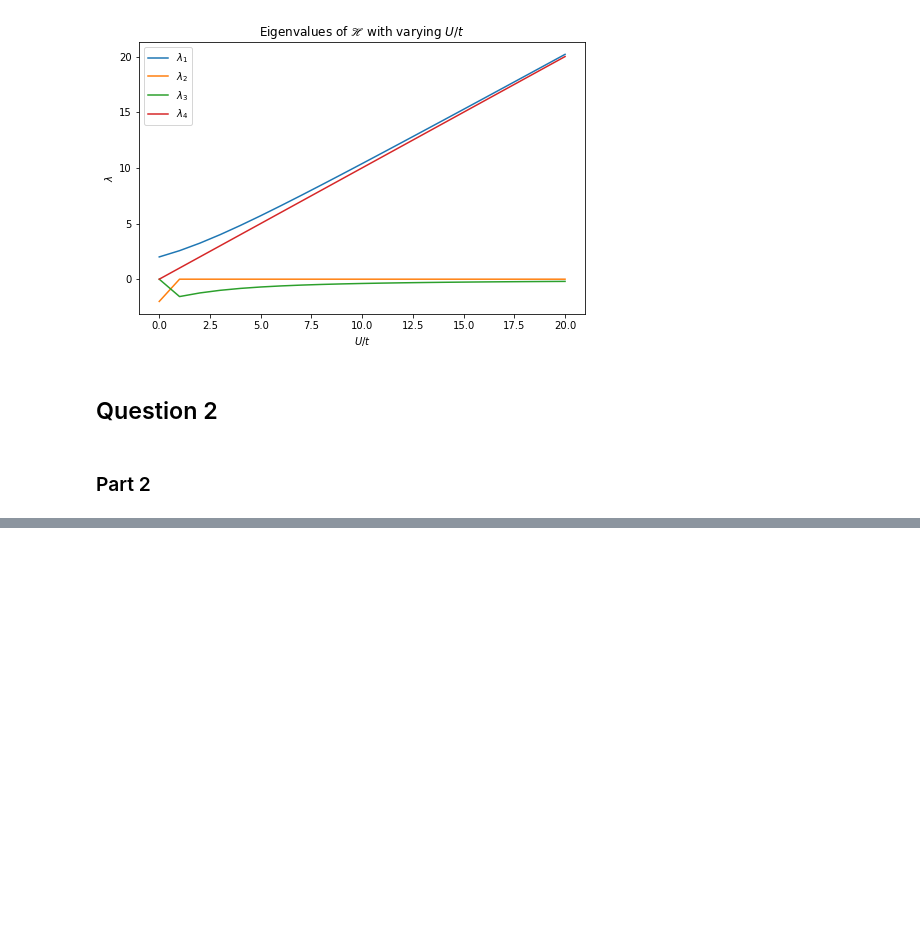
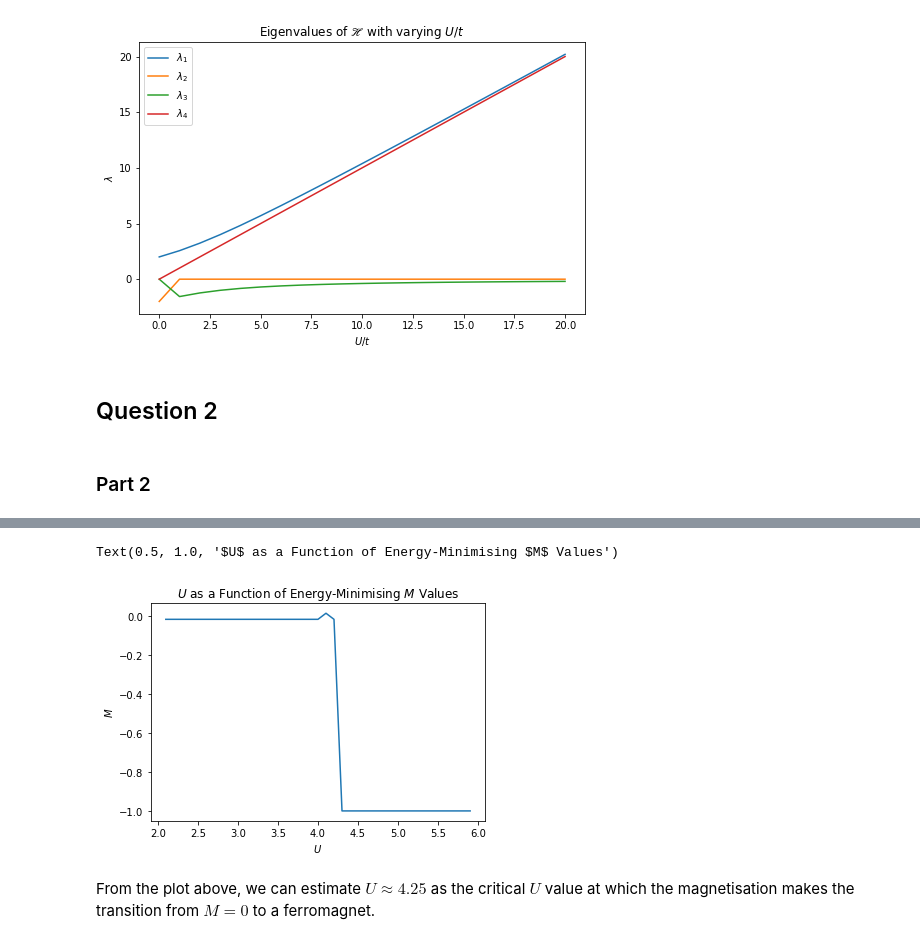
Before and after one commit to joshedmundson/PH4044-Tutorial-2, a Jupyter notebook: PH4044 Tutorial 2 Code.ipynb, the cells around one changed output, grey strips where cells are left out. Drawn from its saved outputs; the diff is of its cells as text; code cells hidden in the pictures; blank space fills up the shorter version.

```diff
--- a/PH4044 Tutorial 2 Code.ipynb
+++ b/PH4044 Tutorial 2 Code.ipynb
@@ -109,0 +133,18 @@ plt.plot(min_M, min_energy, marker='o')
+# %%
+# Generate minimum energy values
+M_min_vals = []
+U_vals = np.arange(2.1, 6, 0.1)
+for U in U_vals:
+    M, energy, min_M, min_energy = E_against_M(k, N_s, N, t=1, U=U)
+    M_min_vals.append(min_M)
+# %%
+fig = plt.figure()
+plt.plot(U_vals, M_min_vals)
+plt.xlabel("$U$")
+plt.ylabel("$M$")
+plt.title("$U$ as a Function of Energy-Minimising $M$ Values")
+# %% [output]
+Text(0.5, 1.0, '$U$ as a Function of Energy-Minimising $M$ Values')
+[figure, added]
+# %% [markdown]
+From the plot above, we can estimate $U \approx 4.25$ as the critical $U$ value at which the magnetisation makes the transition from $M=0$ to a ferromagnet.
```
Also changed, not shown: parts of 3 cells of this notebook.
